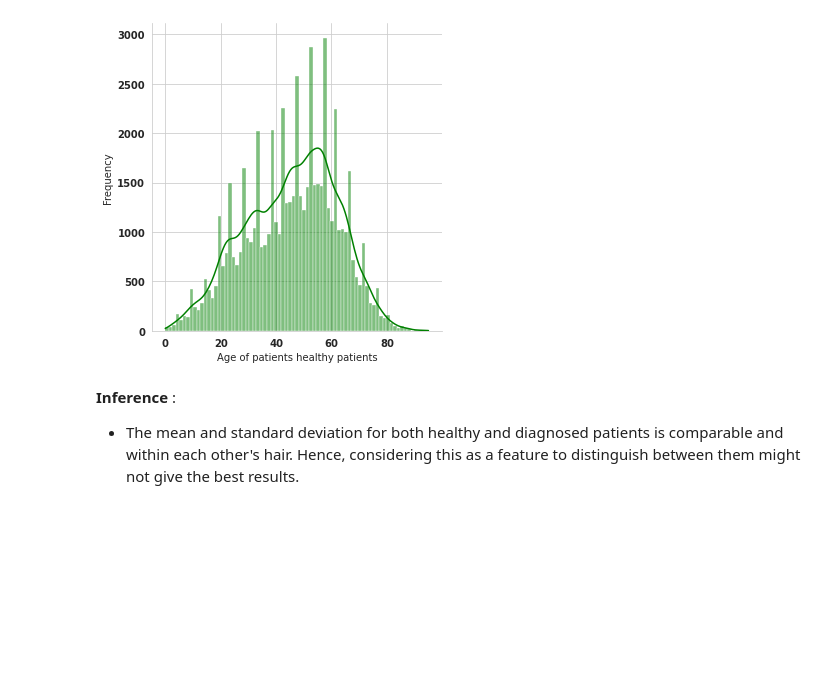
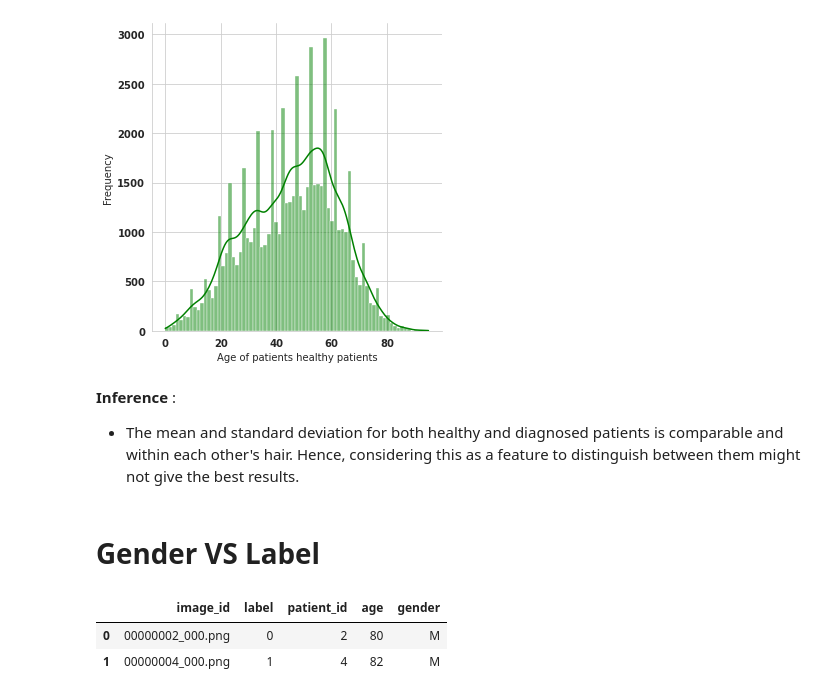
Before and after one commit to fireheart12/Chexnet_NIH, a Jupyter notebook: Exploratory Data Analysis/NIH-EDA.ipynb, the cells around one changed output. Cells and saved outputs as stored; diff of their text form; code cells hidden in the pictures; blank space fills up the shorter version.

```diff
--- a/Exploratory Data Analysis/NIH-EDA.ipynb
+++ b/Exploratory Data Analysis/NIH-EDA.ipynb
@@ -334,3 +345,11 @@ Standard Deviation age of the distribution of healthy patients= 16.53
 # %% [markdown]
 **Inference** :
 * The mean and standard deviation for both healthy and diagnosed patients is comparable and within each other's hair. Hence, considering this as a feature to distinguish between them might not give the best results.
+# %% [markdown]
+# Gender VS Label
+# %%
+df.head(2)
+# %% [output]
+|  | image_id | label | patient_id | age | gender |
+| 0 | 00000002_000.png | 0 | 2 | 80 | M |
+| 1 | 00000004_000.png | 1 | 4 | 82 | M |
```
Also changed, not shown: parts of 7 cells of this notebook.
